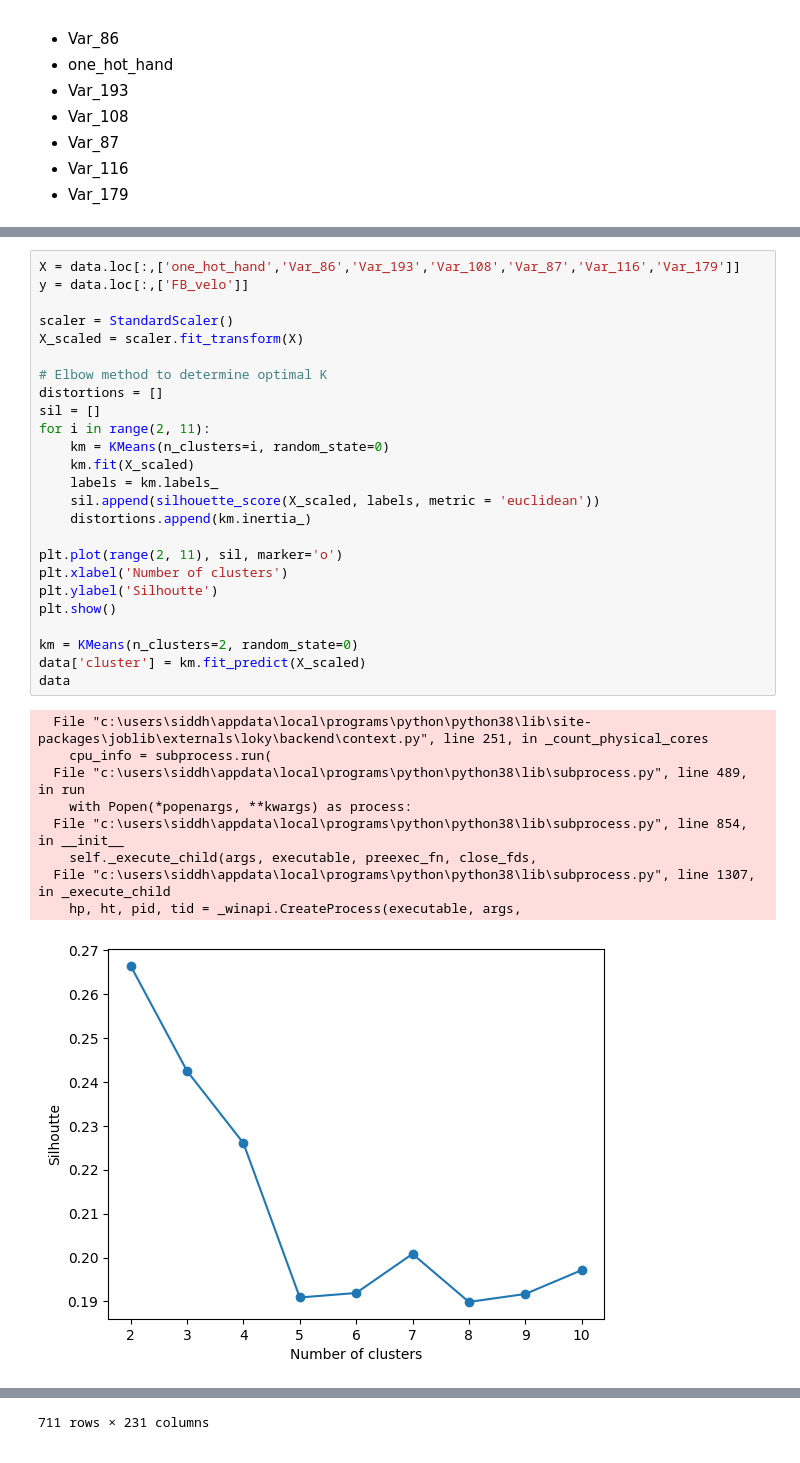
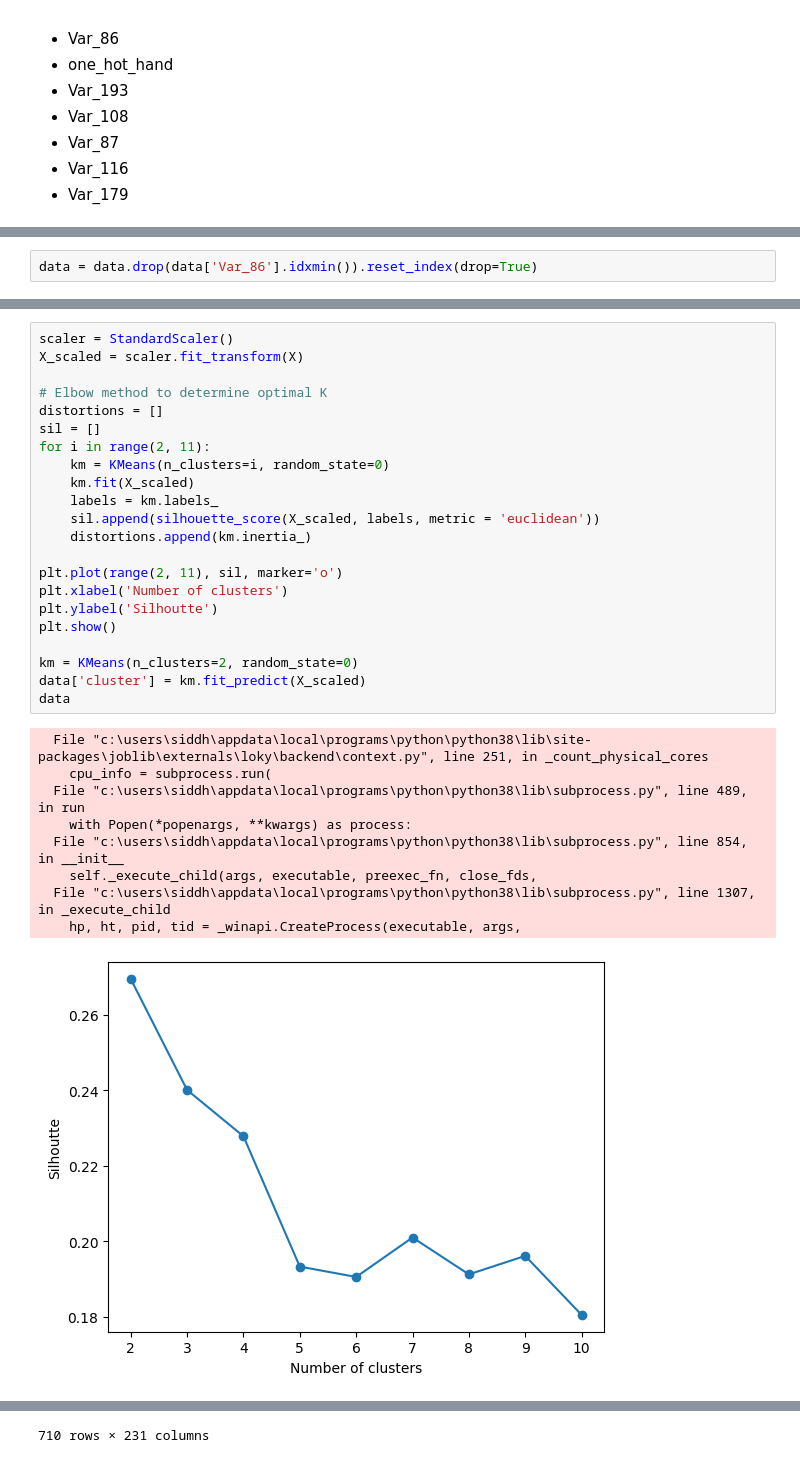
Before and after one commit to sidthakur08/biomech-velo, a Jupyter notebook: exploration.ipynb, the cells around one changed output, grey strips where cells are left out. Cells and saved outputs as stored; diff of their text form.

```diff
--- a/exploration.ipynb
+++ b/exploration.ipynb
@@ -215,0 +227,2 @@ for c in velo_corr:
+# %%
+data = data.drop(data['Var_86'].idxmin()).reset_index(drop=True)
@@ -216,38 +248,35 @@ for c in velo_corr:
 # %%
-X = data.loc[:,['one_hot_hand','Var_86','Var_193','Var_108','Var_87','Var_116','Var_179']]
-y = data.loc[:,['FB_velo']]
-
 scaler = StandardScaler()
 X_scaled = scaler.fit_transform(X)
 
 # Elbow method to determine optimal K
 distortions = []
 sil = []
 for i in range(2, 11):
     km = KMeans(n_clusters=i, random_state=0)
     km.fit(X_scaled)
     labels = km.labels_
     sil.append(silhouette_score(X_scaled, labels, metric = 'euclidean'))
     distortions.append(km.inertia_)
 
 plt.plot(range(2, 11), sil, marker='o')
 plt.xlabel('Number of clusters')
 plt.ylabel('Silhoutte')
 plt.show()
 
 km = KMeans(n_clusters=2, random_state=0)
 data['cluster'] = km.fit_predict(X_scaled)
 data
 # %% [output]
   File "c:\users\siddh\appdata\local\programs\python\python38\lib\site-packages\joblib\externals\loky\backend\context.py", line 251, in _count_physical_cores
     cpu_info = subprocess.run(
   File "c:\users\siddh\appdata\local\programs\python\python38\lib\subprocess.py", line 489, in run
     with Popen(*popenargs, **kwargs) as process:
   File "c:\users\siddh\appdata\local\programs\python\python38\lib\subprocess.py", line 854, in __init__
     self._execute_child(args, executable, preexec_fn, close_fds,
   File "c:\users\siddh\appdata\local\programs\python\python38\lib\subprocess.py", line 1307, in _execute_child
     hp, ht, pid, tid = _winapi.CreateProcess(executable, args,
-[figure, old version]
+[figure, new version]
 |  | player_id | Height | Weight | FB_velo | Var_1 | Var_2 | Var_3 | Var_4 | Var_5 | Var_6 | Var_7 | ... |
 | 0 | 476 | 79 | 230 | 86.21085 | 60.661279 | 59.391315 | 44.422491 | 43.642518 | 22.716024 | 22.590960 | 22.236456 | ... |
 | 1 | 485 | 74 | 200 | 89.10082 | 60.532859 | 59.588370 | 44.093603 | 43.138550 | 22.265586 | 22.188746 | 23.716656 | ... |
@@ -263,4 +292,4 @@ data
-711 rows × 231 columns
+710 rows × 231 columns
 # %%
 var = X.columns
 for v in var:
```
Also changed, not shown: parts of 10 cells of this notebook.
